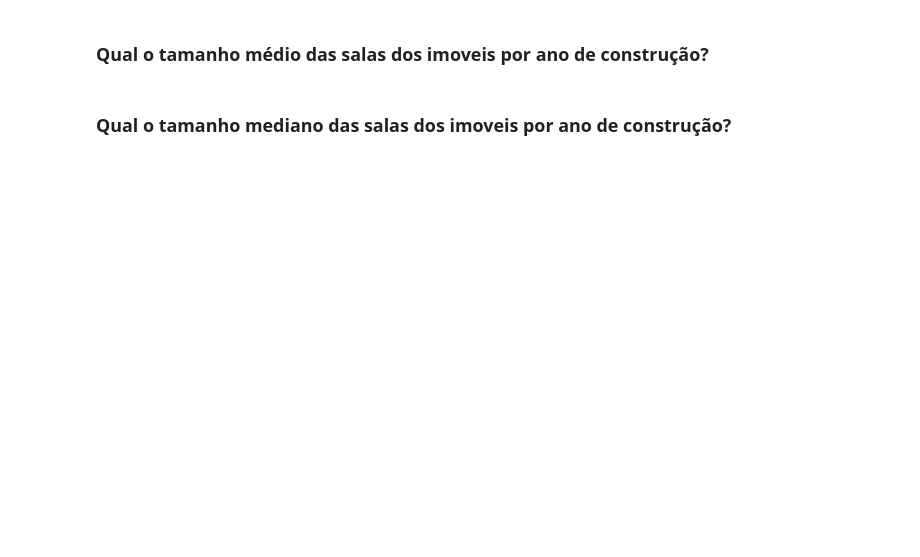
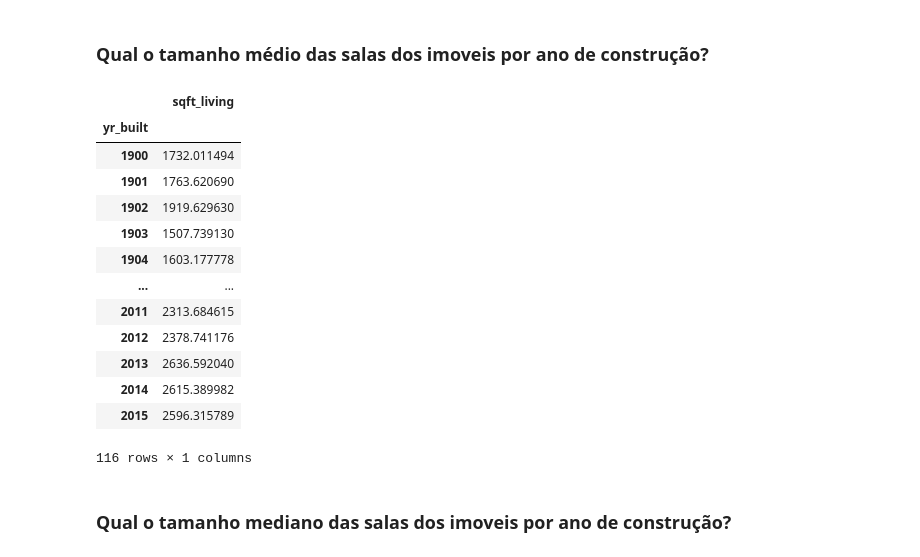
Before and after one commit to CelioM/house_rocket_sales_analisys, a Jupyter notebook: house_analisys.ipynb, the cells around one changed output. Saved outputs shown, nothing was run; the diff lists cells and outputs as text; code cells hidden in the pictures; blank space fills up the shorter version.

```diff
--- a/house_analisys.ipynb
+++ b/house_analisys.ipynb
@@ -196,4 +209,22 @@ KeyError: ('bedrooms', 'bathrooms', 'price')
 # %% [markdown]
 ### Qual o tamanho médio das salas dos imoveis por ano de construção?
+# %%
+houseDf[['sqft_living','yr_built']].groupby('yr_built').mean()
+#em pés
+# %% [output]
+|  | sqft_living |
+| yr_built |  |
+| 1900 | 1732.011494 |
+| 1901 | 1763.620690 |
+| 1902 | 1919.629630 |
+| 1903 | 1507.739130 |
+| 1904 | 1603.177778 |
+| ... | ... |
+| 2011 | 2313.684615 |
+| 2012 | 2378.741176 |
+| 2013 | 2636.592040 |
+| 2014 | 2615.389982 |
+| 2015 | 2596.315789 |
+116 rows × 1 columns
 # %% [markdown]
 ### Qual o tamanho mediano das salas dos imoveis por ano de construção?
```
Also changed, not shown: parts of 4 cells of this notebook.
